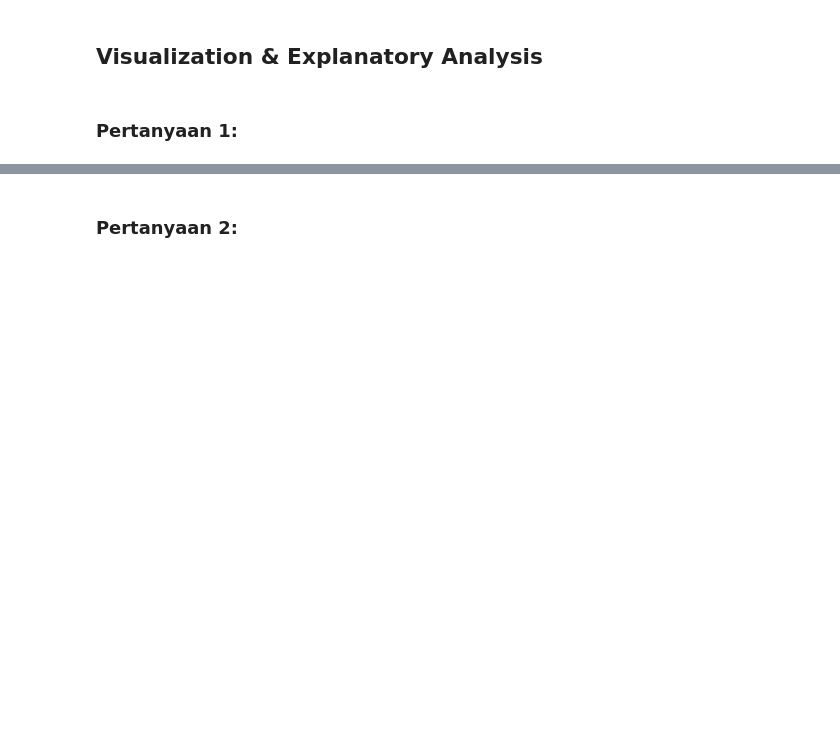
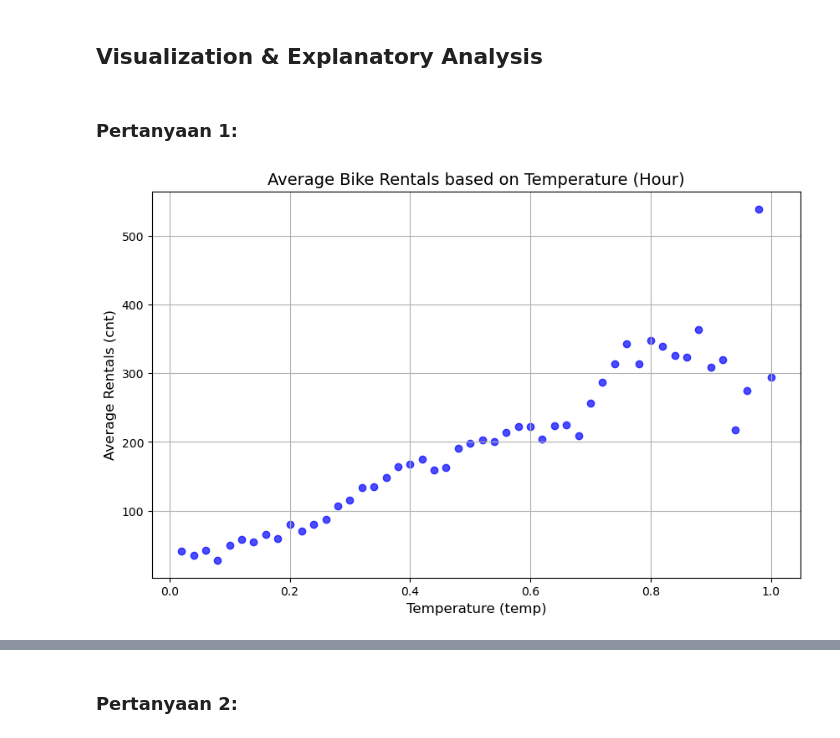
Before and after one commit to DESTYAWANSATRIA/Proyek-Analisis-Data, a Jupyter notebook: notebook.ipynb, the cells around one changed output, grey strips where cells are left out. Saved outputs shown, nothing was run; the diff lists cells and outputs as text; code cells hidden in the pictures; blank space fills up the shorter version.

```diff
--- a/notebook.ipynb
+++ b/notebook.ipynb
@@ -209,6 +141,6 @@ Outliers berdasarkan metode IQR:
 # %% [markdown]
 ### Cleaning Data
 # %%
-#Merubah tipe data dteday menjadi datetime
-df['dteday'] = pd.to_datetime(df['dteday'])
+#Merubah tipe data dteday menjadi datetime hour.csv
+hour_df['dteday'] = pd.to_datetime(hour_df['dteday'])
 # %%
@@ -265,0 +194,4 @@ df.head(60)
+# %%
+#Menampilkan rata rata jumlah peminjam berdasarkan temperatur pada hour.csv
+avg_hourly_borrowers_by_temp = hour_df.groupby('temp')['cnt'].mean().reset_index()
+print(avg_hourly_borrowers_by_temp)
@@ -267,3 +272,15 @@ df.head(60)
 ## Visualization & Explanatory Analysis
 # %% [markdown]
 ### Pertanyaan 1:
+# %%
+plt.figure(figsize=(10, 6))
+plt.scatter(avg_hourly_borrowers_by_temp['temp'], avg_hourly_borrowers_by_temp['cnt'], color='blue', alpha=0.7)
+
+# Menambahkan judul dan label
+plt.title('Average Bike Rentals based on Temperature (Hour)', fontsize=14)
+plt.xlabel('Temperature (temp)', fontsize=12)
+plt.ylabel('Average Rentals (cnt)', fontsize=12)
+plt.grid(True)
+plt.show()
+# %% [output]
+[figure, added]
```
Also changed, not shown: parts of 32 cells of this notebook.
